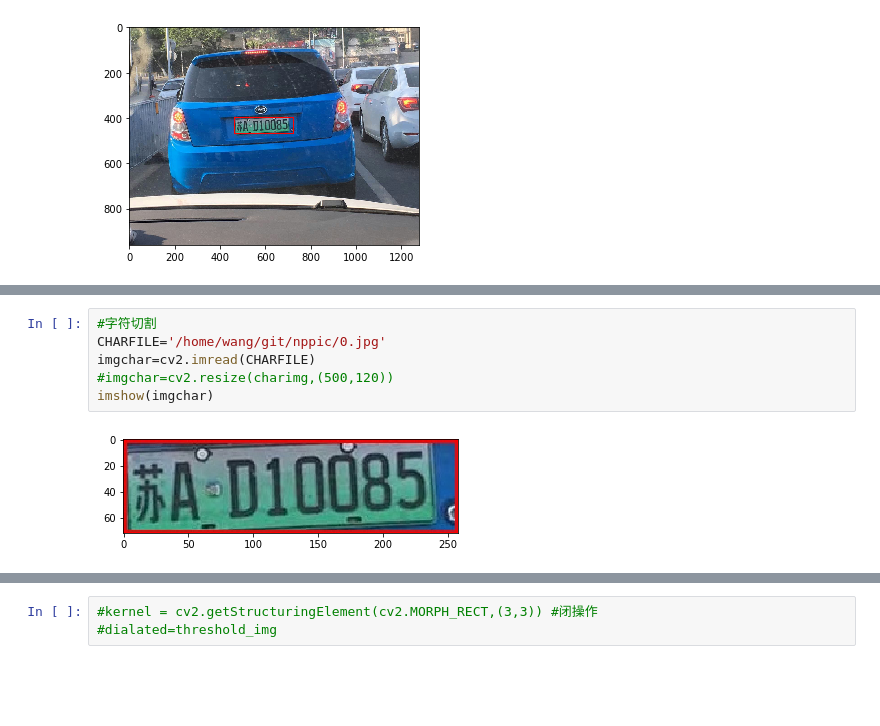
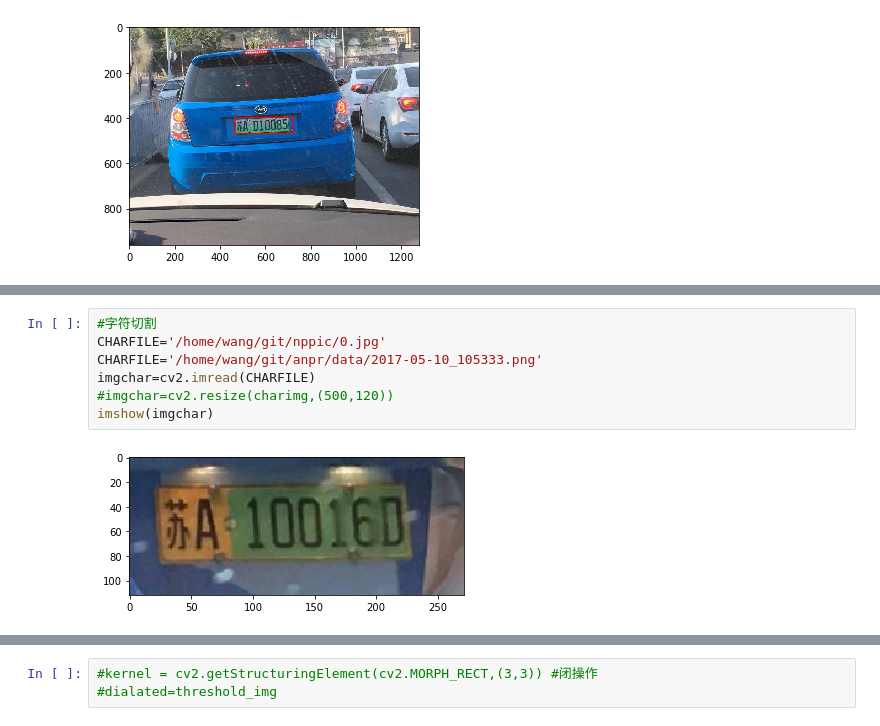
Before and after one commit to dablyo/anpr, a Jupyter notebook: tnpr-newenergy.ipynb, the cells around one changed output, grey strips where cells are left out. Drawn from its saved outputs; the diff is of its cells as text; blank space fills up the shorter version.

```diff
--- a/tnpr-newenergy.ipynb
+++ b/tnpr-newenergy.ipynb
@@ -142,11 +167,12 @@ imshow(detect[0])
 # %%
 #字符切割
 CHARFILE='/home/wang/git/nppic/0.jpg'
+CHARFILE='/home/wang/git/anpr/data/2017-05-10_105333.png'
 imgchar=cv2.imread(CHARFILE)
 #imgchar=cv2.resize(charimg,(500,120))
 imshow(imgchar)
 # %% [output]
-[figure, old version]
+[figure, new version]
 # %%
 gray_img = cv2.cvtColor(imgchar.copy(),cv2.COLOR_BGR2GRAY)  #灰度
 imshow(gray_img)
```
Also changed, not shown: parts of 17 cells of this notebook, 2 other files.
